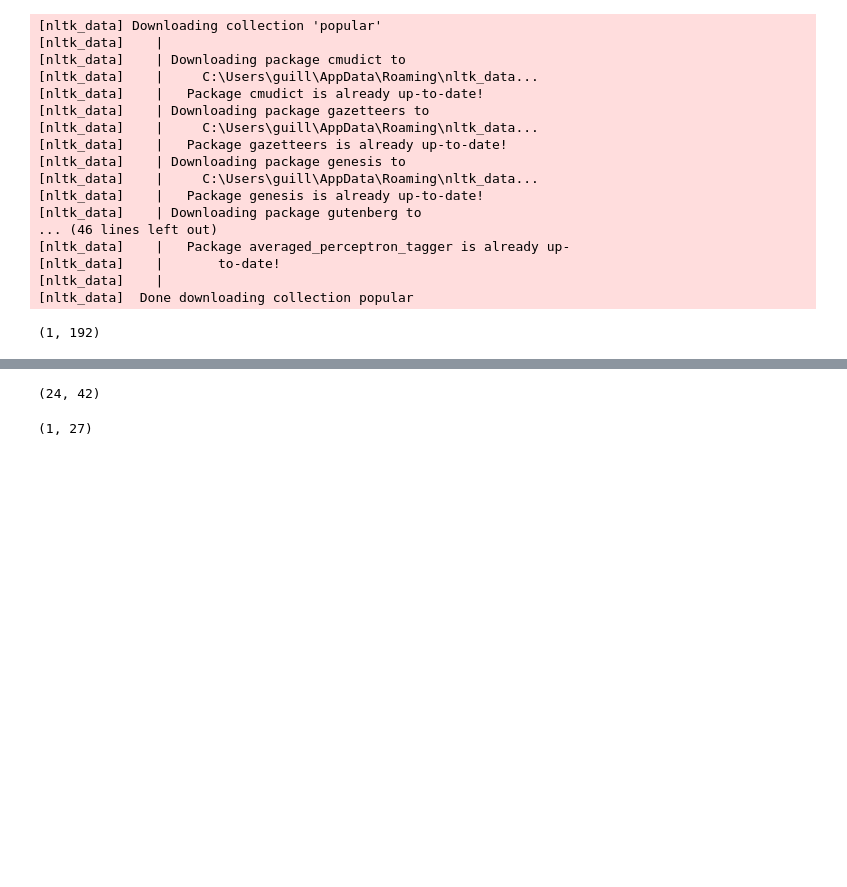
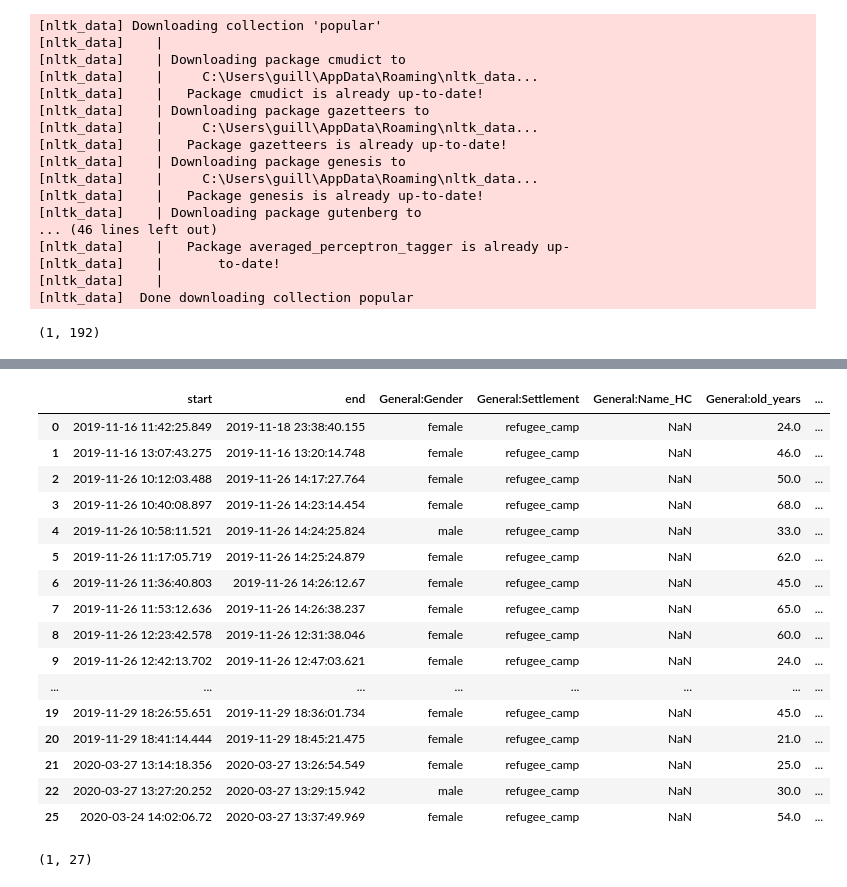
Before and after one commit to guillermosanchezg/NAUTIA, a Jupyter notebook: DesarrolloPy/NotebookTransform.ipynb, the cells around one changed output, grey strips where cells are left out. Cells and saved outputs as stored; diff of their text form; code cells hidden in the pictures; blank space fills up the shorter version.

```diff
--- a/DesarrolloPy/NotebookTransform.ipynb
+++ b/DesarrolloPy/NotebookTransform.ipynb
@@ -330,7 +343,23 @@ LocalLeaders
 # %%
-HouseHold.shape
+HouseHold
 # %% [output]
-(24, 42)
+|  | start | end | General:Gender | General:Settlement | General:Name_HC | General:old_years | ... |
+| 0 | 2019-11-16 11:42:25.849 | 2019-11-18 23:38:40.155 | female | refugee_camp | NaN | 24.0 | ... |
+| 1 | 2019-11-16 13:07:43.275 | 2019-11-16 13:20:14.748 | female | refugee_camp | NaN | 46.0 | ... |
+| 2 | 2019-11-26 10:12:03.488 | 2019-11-26 14:17:27.764 | female | refugee_camp | NaN | 50.0 | ... |
+| 3 | 2019-11-26 10:40:08.897 | 2019-11-26 14:23:14.454 | female | refugee_camp | NaN | 68.0 | ... |
+| 4 | 2019-11-26 10:58:11.521 | 2019-11-26 14:24:25.824 | male | refugee_camp | NaN | 33.0 | ... |
+| 5 | 2019-11-26 11:17:05.719 | 2019-11-26 14:25:24.879 | female | refugee_camp | NaN | 62.0 | ... |
+| 6 | 2019-11-26 11:36:40.803 | 2019-11-26 14:26:12.67 | female | refugee_camp | NaN | 45.0 | ... |
+| 7 | 2019-11-26 11:53:12.636 | 2019-11-26 14:26:38.237 | female | refugee_camp | NaN | 65.0 | ... |
+| 8 | 2019-11-26 12:23:42.578 | 2019-11-26 12:31:38.046 | female | refugee_camp | NaN | 60.0 | ... |
+| 9 | 2019-11-26 12:42:13.702 | 2019-11-26 12:47:03.621 | female | refugee_camp | NaN | 24.0 | ... |
+| ... | ... | ... | ... | ... | ... | ... | ... |
+| 19 | 2019-11-29 18:26:55.651 | 2019-11-29 18:36:01.734 | female | refugee_camp | NaN | 45.0 | ... |
+| 20 | 2019-11-29 18:41:14.444 | 2019-11-29 18:45:21.475 | female | refugee_camp | NaN | 21.0 | ... |
+| 21 | 2020-03-27 13:14:18.356 | 2020-03-27 13:26:54.549 | female | refugee_camp | NaN | 25.0 | ... |
+| 22 | 2020-03-27 13:27:20.252 | 2020-03-27 13:29:15.942 | male | refugee_camp | NaN | 30.0 | ... |
+| 25 | 2020-03-24 14:02:06.72 | 2020-03-27 13:37:49.969 | female | refugee_camp | NaN | 54.0 | ... |
 # %%
 WomenGroup.shape
 # %% [output]
```
Also changed, not shown: parts of 11 cells of this notebook, 50 other files.
